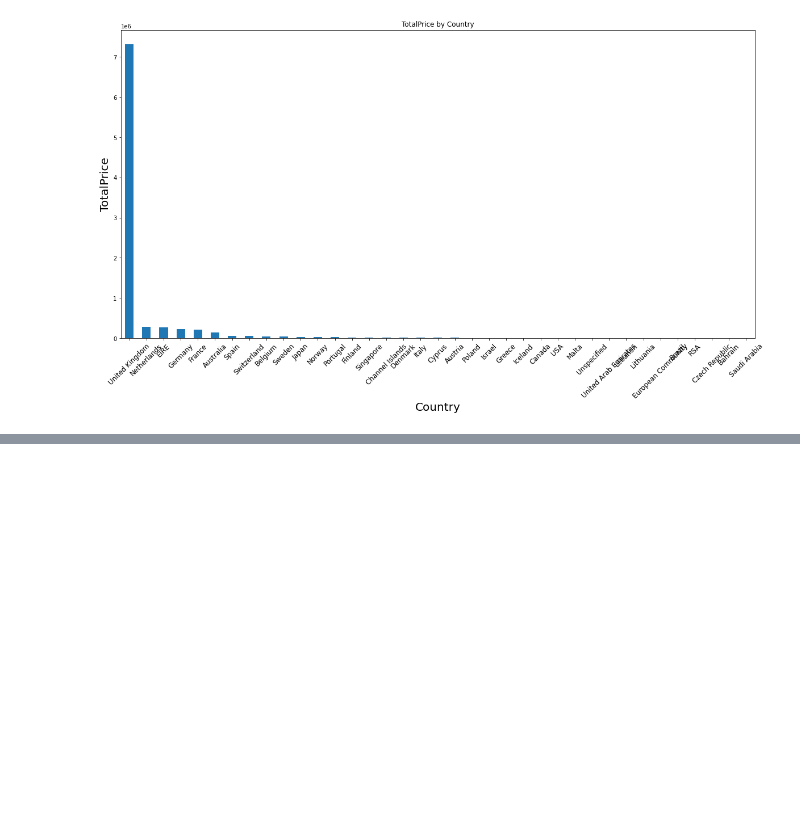
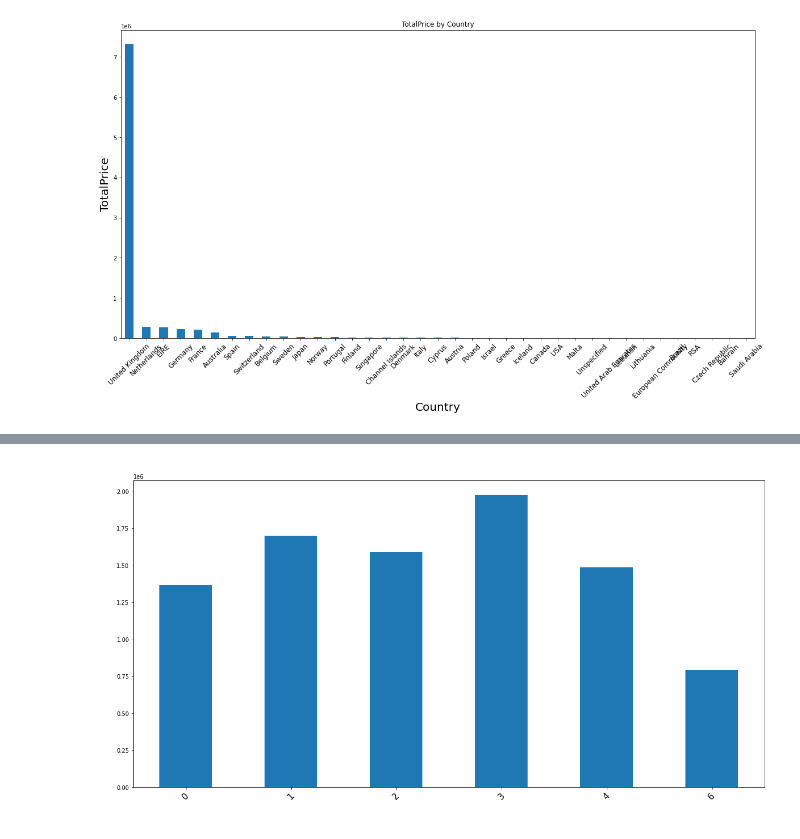
Before and after one commit to jeonprize/shoppingmall_order, a Jupyter notebook: 매출 관련 데이터 확인.ipynb, the cells around one changed output, grey strips where cells are left out. Saved outputs shown, nothing was run; the diff lists cells and outputs as text; code cells hidden in the pictures; blank space fills up the shorter version.

```diff
--- a/매출 관련 데이터 확인.ipynb
+++ b/매출 관련 데이터 확인.ipynb
@@ -119,0 +181,3 @@ plot_bar(contry_price, 'Country','TotalPrice', 'TotalPrice by Country')
+# %%
+dayofweek_price = retail.set_index('InvoiceDate').groupby(lambda date:date.dayofweek).sum()['TotalPrice']
+dayofweek_price
@@ -119,0 +192,4 @@ plot_bar(contry_price, 'Country','TotalPrice', 'TotalPrice by Country')
+# %%
+plot_bar(dayofweek_price,'dayofweek','Total_Price','dayofweek_price')
+# %% [output]
+[figure, added]
```
Also changed, not shown: parts of 24 cells of this notebook.
